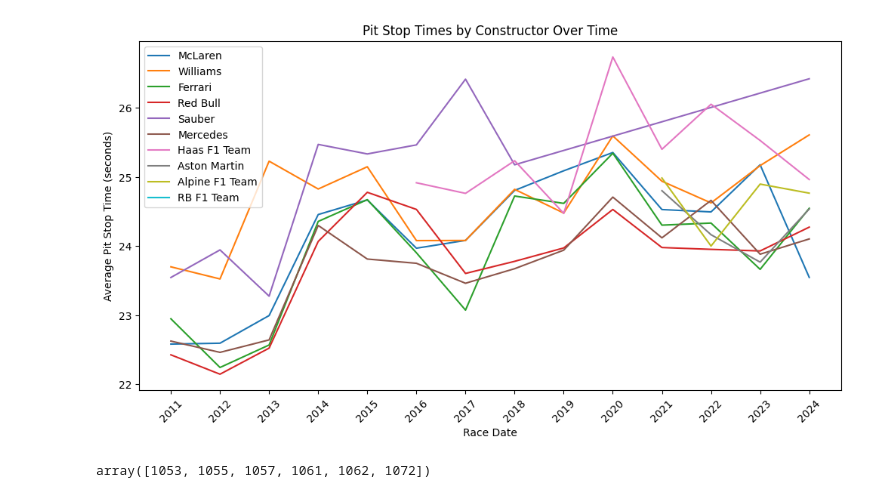
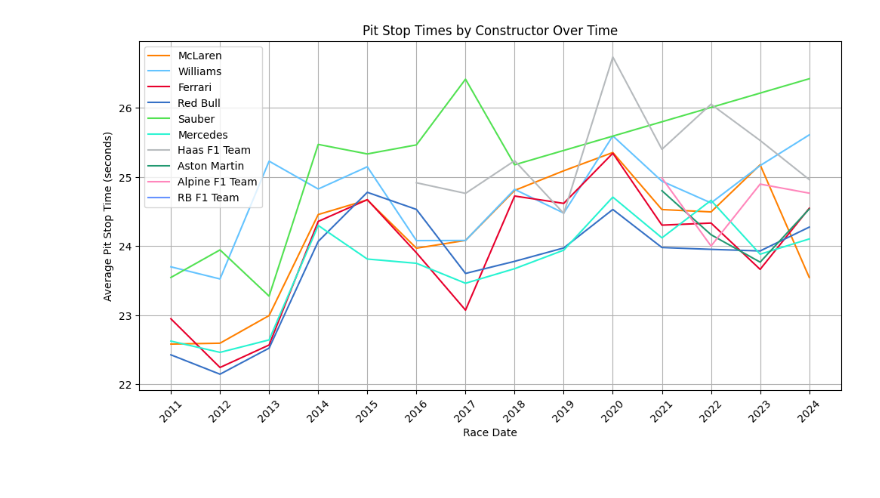
Before and after one commit to 911AstalusAdrian/MS3-FPM, a Jupyter notebook: Experimental Report/forecast_pit_stop_times.ipynb, the cells around one changed output. Cells and saved outputs as stored; diff of their text form; code cells hidden in the pictures.

```diff
--- a/Experimental Report/forecast_pit_stop_times.ipynb
+++ b/Experimental Report/forecast_pit_stop_times.ipynb
@@ -21,40 +21,52 @@ races_df = pd.read_csv('datasets/races.csv') # races dataset
 races_df = races_df[races_df['raceId'].isin(unique_race_ids)]
 races_df = races_df[['raceId', 'year']]
 
+team_colors = {
+    'McLaren': '#FF8000',
+    'Mercedes': '#27F4D2',
+    'Red Bull': '#3671C6',
+    'Ferrari': '#E8002D',
+    'Alpine F1 Team': '#FF87BC',
+    'RB F1 Team': '#6692FF',
+    'Aston Martin': '#229971',
+    'Williams': '#64C4FF',
+    'Sauber': '#52E252',
+    'Haas F1 Team': '#B6BABD'
+}
+
 
 merged_df = pd.merge(pit_stops_df, results_df, on=['raceId', 'driverId'], how='left')
 merged_df = pd.merge(merged_df, races_df, on='raceId')
 
 grouped_df = merged_df.groupby(['year', 'constructorId'])[['milliseconds']].mean().reset_index()
 grouped_df = pd.merge(grouped_df, constructors_df, on='constructorId')
 
 
 
 current_constructors = grouped_df[grouped_df['year'] == 2024]['constructorId']
 current_constructors_pit_data_df = grouped_df[grouped_df['constructorId'].isin(current_constructors)]
 
 plt.figure(figsize=(12, 6))
 
 # Loop through each constructor and plot its pit stop times over races
 for constructor in current_constructors_pit_data_df['constructorId'].unique():
     constructor_data = current_constructors_pit_data_df[grouped_df['constructorId'] == constructor]
-    plt.plot(constructor_data['year'], constructor_data['milliseconds'], label=constructor_data['name'].iloc[0])
+    constructor_name = constructor_data['name'].iloc[0]
+    color = team_colors.get(constructor_name, '#000000')
+    plt.plot(
+        constructor_data['year'],
+        constructor_data['milliseconds'],
+        label=constructor_name,
+        color=color)
 
 plt.xlabel('Race Date')
 plt.ylabel('Average Pit Stop Time (seconds)')
 plt.title('Pit Stop Times by Constructor Over Time')
 plt.legend()
-
 xticks_years = sorted(current_constructors_pit_data_df['year'].unique())
 plt.xticks(xticks_years)
 plt.xticks(rotation=45)
+plt.grid()
 plt.show()
 # %% [output]
-[figure, old version]
+[figure, new version]
-# %%
-
-races_2021 = races_df[races_df['year'] == 2021]['raceId']
-pit_stops_2021 = pit_stops_df[pit_stops_df['raceId'].isin(races_2021)]
-pit_stops_2021[pit_stops_2021['milliseconds'] > 50]['raceId'].unique()
-# %% [output]
-array([1053, 1055, 1057, 1061, 1062, 1072])
```
Also changed, not shown: parts of 1 cell of this notebook.
